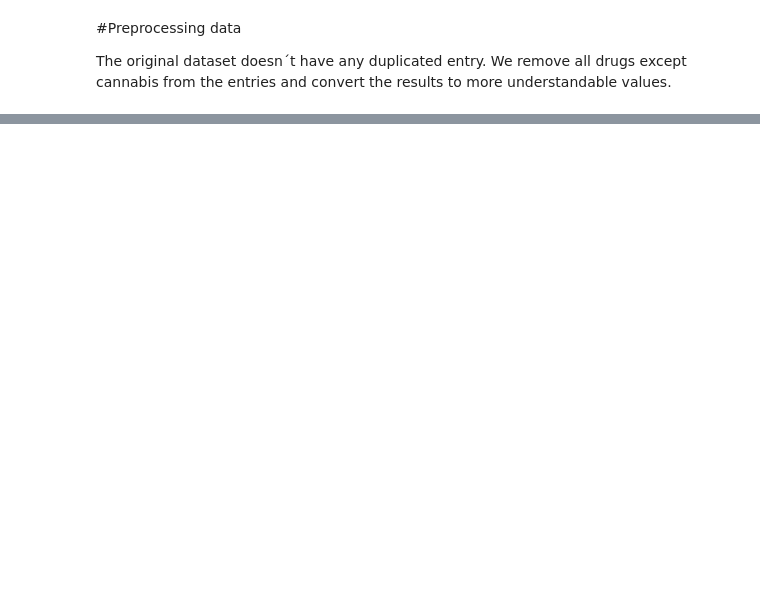
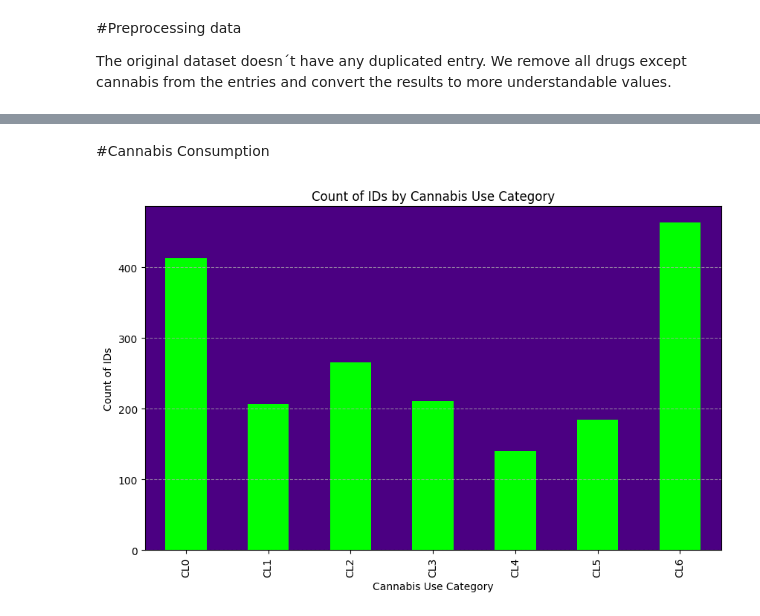
Before and after one commit to JorgeRestivo/IA2-2324, a Jupyter notebook: cannabis_consumption.ipynb, the cells around one changed output, grey strips where cells are left out. Drawn from its saved outputs; the diff is of its cells as text; code cells hidden in the pictures; blank space fills up the shorter version.

Commit message:
Cannabis Consumptions Graphic

```diff
--- a/cannabis_consumption.ipynb
+++ b/cannabis_consumption.ipynb
@@ -215,3 +216,23 @@ Dropped  0
 | 7 | 8 | 35 - 44 | M | DD | UK | W | 24 | 52 | 40 | 41 | 52 | ... |
 | 8 | 9 | 35 - 44 | F | PCD | Canada | W | 42 | 55 | 39 | 48 | 49 | ... |
 | 9 | 10 | 55 - 64 | M | MD | UK | W | 33 | 40 | 36 | 47 | 43 | ... |
+# %% [markdown]
+#Cannabis Consumption
+# %%
+# Group the data by the "Cannabis" column and count the number of IDs in each group
+cannabis_counts = df['Cannabis'].value_counts().sort_index()
+
+# Plot a bar chart
+plt.figure(figsize=(10, 6))
+cannabis_counts.plot(kind='bar', color='#00ff00')
+plt.title('Count of IDs by Cannabis Use Category')
+plt.xlabel('Cannabis Use Category')
+plt.ylabel('Count of IDs')
+plt.grid(axis='y', linestyle='--', alpha=0.7)
+
+# Add shaded background
+plt.gca().patch.set_facecolor('#4B0082')  # Set background color to a shade of dark purple
+
+plt.show()
+# %% [output]
+[figure, added]
```
Also changed, not shown: parts of 1 cell of this notebook.
